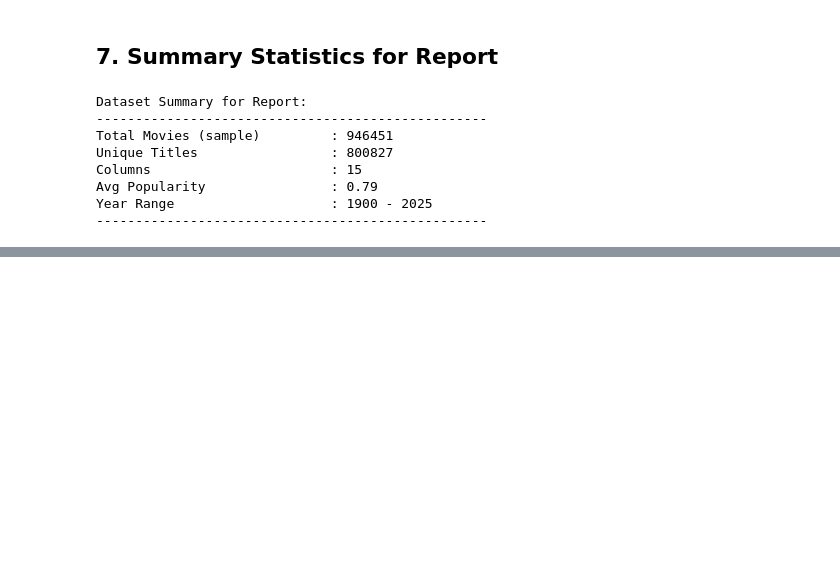
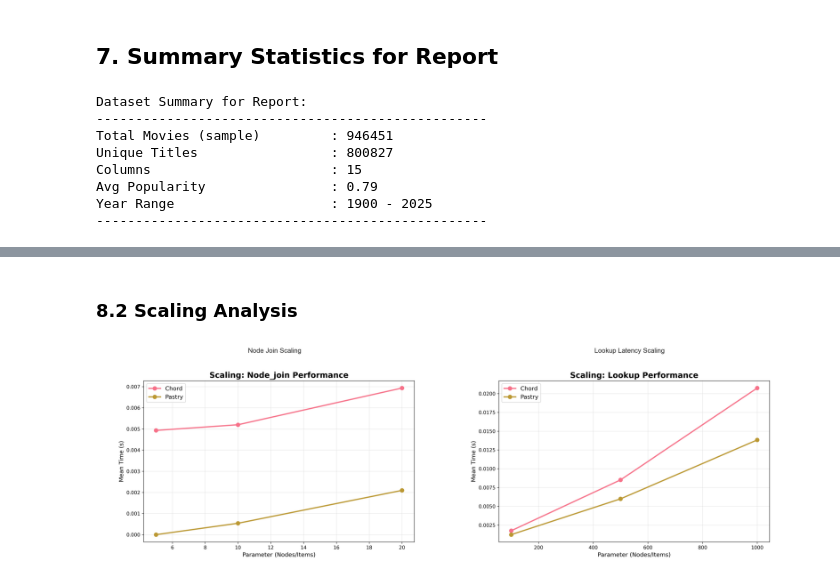
Before and after one commit to AggelosVer/Texnologies-Apokentrwmenwn-Dedomenwn, a Jupyter notebook: analysis_notebook.ipynb, the cells around one changed output, grey strips where cells are left out. Drawn from its saved outputs; the diff is of its cells as text; code cells hidden in the pictures; blank space fills up the shorter version.

```diff
--- a/analysis_notebook.ipynb
+++ b/analysis_notebook.ipynb
@@ -444,0 +466,20 @@ Year Range                    : 1900 - 2025
+# %% [markdown]
+### 8.2 Scaling Analysis
+# %%
+# Showing the Join and Lookup scaling
+fig, (ax1, ax2) = plt.subplots(1, 2, figsize=(18, 8))
+
+if os.path.exists('scaling_node_join.png'):
+    ax1.imshow(mpimg.imread('scaling_node_join.png'))
+    ax1.axis('off')
+    ax1.set_title("Node Join Scaling")
+
+if os.path.exists('scaling_lookup.png'):
+    ax2.imshow(mpimg.imread('scaling_lookup.png'))
+    ax2.axis('off')
+    ax2.set_title("Lookup Latency Scaling")
+
+plt.tight_layout()
+plt.show()
+# %% [output]
+[figure, added]
```
Also changed, not shown: parts of 5 cells of this notebook, 4 other files.
